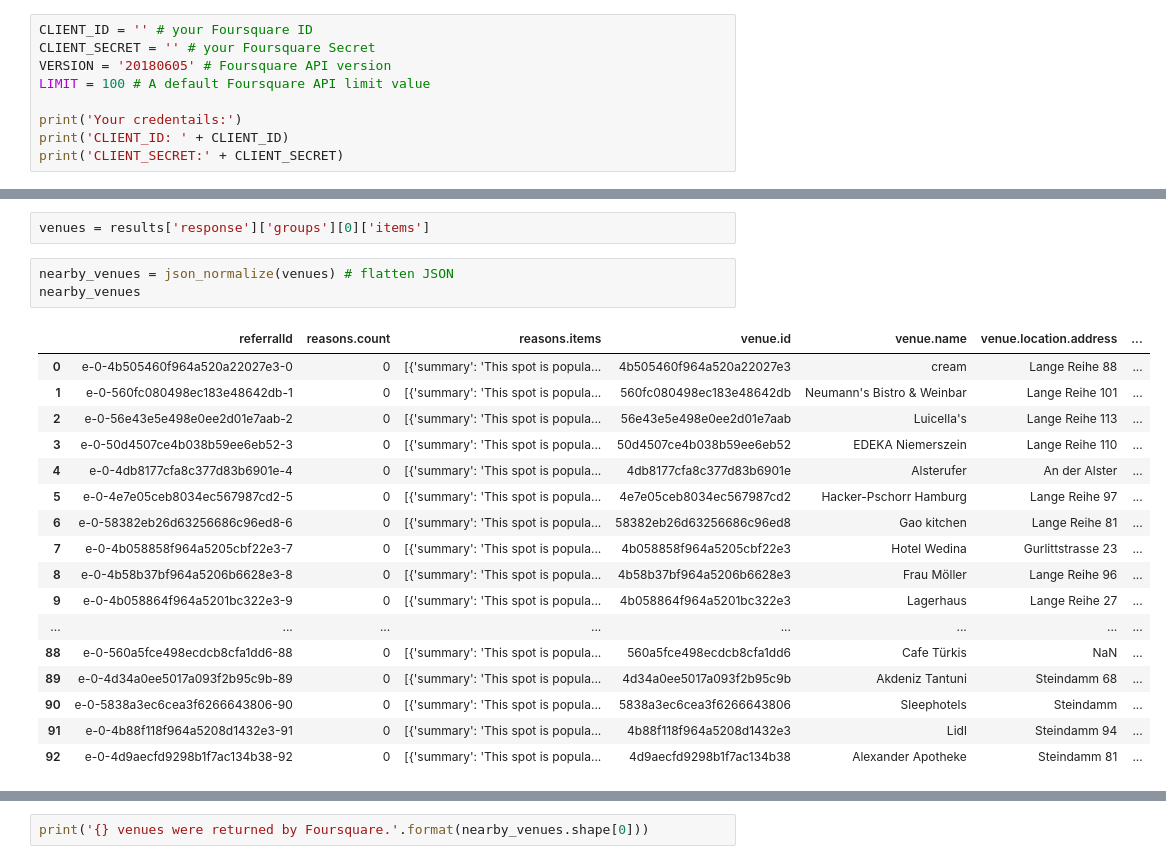
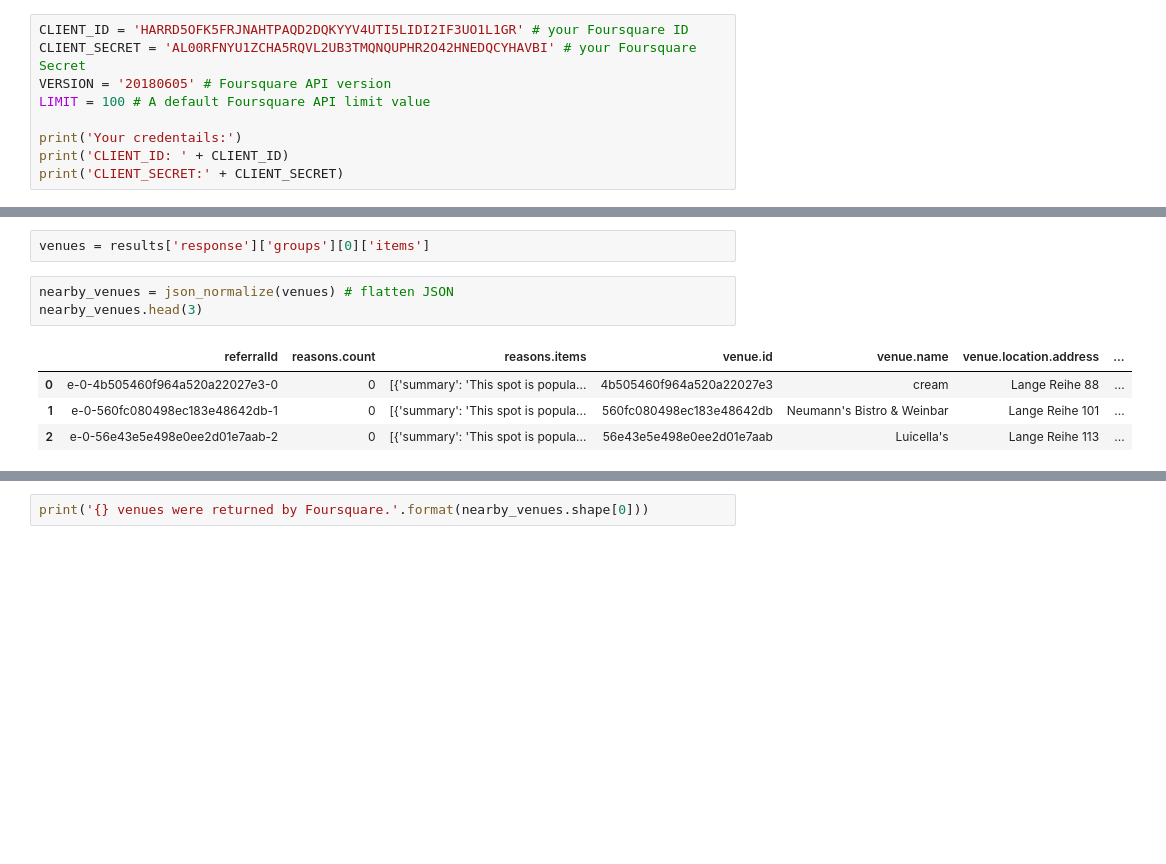
Before and after one commit to Tanerrr/Germany_Houses, a Jupyter notebook: Analysis of House & Rent Prices in Germany.ipynb, the cells around one changed output, grey strips where cells are left out. Saved outputs shown, nothing was run; the diff lists cells and outputs as text; blank space fills up the shorter version.

```diff
--- a/Analysis of House & Rent Prices in Germany.ipynb
+++ b/Analysis of House & Rent Prices in Germany.ipynb
@@ -700,8 +700,8 @@ map_hamburg
 # %% [output]
 [interactive output not drawn]
 # %%
-CLIENT_ID = '' # your Foursquare ID
-CLIENT_SECRET = '' # your Foursquare Secret
+CLIENT_ID = 'HARRD5OFK5FRJNAHTPAQD2DQKYYV4UTI5LIDI2IF3UO1L1GR' # your Foursquare ID
+CLIENT_SECRET = 'AL00RFNYU1ZCHA5RQVL2UB3TMQNQUPHR2O42HNEDQCYHAVBI' # your Foursquare Secret
 VERSION = '20180605' # Foursquare API version
 LIMIT = 100 # A default Foursquare API limit value
 
@@ -779,25 +779,12 @@ def get_category_type(row):
 venues = results['response']['groups'][0]['items']
 # %%
 nearby_venues = json_normalize(venues) # flatten JSON
-nearby_venues
+nearby_venues.head(3)
 # %% [output]
 |  | referralId | reasons.count | reasons.items | venue.id | venue.name | venue.location.address | ... |
 | 0 | e-0-4b505460f964a520a22027e3-0 | 0 | [{'summary': 'This spot is popula... | 4b505460f964a520a22027e3 | cream | Lange Reihe 88 | ... |
 | 1 | e-0-560fc080498ec183e48642db-1 | 0 | [{'summary': 'This spot is popula... | 560fc080498ec183e48642db | Neumann's Bistro & Weinbar | Lange Reihe 101 | ... |
 | 2 | e-0-56e43e5e498e0ee2d01e7aab-2 | 0 | [{'summary': 'This spot is popula... | 56e43e5e498e0ee2d01e7aab | Luicella's | Lange Reihe 113 | ... |
-| 3 | e-0-50d4507ce4b038b59ee6eb52-3 | 0 | [{'summary': 'This spot is popula... | 50d4507ce4b038b59ee6eb52 | EDEKA Niemerszein | Lange Reihe 110 | ... |
-| 4 | e-0-4db8177cfa8c377d83b6901e-4 | 0 | [{'summary': 'This spot is popula... | 4db8177cfa8c377d83b6901e | Alsterufer | An der Alster | ... |
-| 5 | e-0-4e7e05ceb8034ec567987cd2-5 | 0 | [{'summary': 'This spot is popula... | 4e7e05ceb8034ec567987cd2 | Hacker-Pschorr Hamburg | Lange Reihe 97 | ... |
-| 6 | e-0-58382eb26d63256686c96ed8-6 | 0 | [{'summary': 'This spot is popula... | 58382eb26d63256686c96ed8 | Gao kitchen | Lange Reihe 81 | ... |
-| 7 | e-0-4b058858f964a5205cbf22e3-7 | 0 | [{'summary': 'This spot is popula... | 4b058858f964a5205cbf22e3 | Hotel Wedina | Gurlittstrasse 23 | ... |
-| 8 | e-0-4b58b37bf964a5206b6628e3-8 | 0 | [{'summary': 'This spot is popula... | 4b58b37bf964a5206b6628e3 | Frau Möller | Lange Reihe 96 | ... |
-| 9 | e-0-4b058864f964a5201bc322e3-9 | 0 | [{'summary': 'This spot is popula... | 4b058864f964a5201bc322e3 | Lagerhaus | Lange Reihe 27 | ... |
-| ... | ... | ... | ... | ... | ... | ... | ... |
-| 88 | e-0-560a5fce498ecdcb8cfa1dd6-88 | 0 | [{'summary': 'This spot is popula... | 560a5fce498ecdcb8cfa1dd6 | Cafe Türkis | NaN | ... |
-| 89 | e-0-4d34a0ee5017a093f2b95c9b-89 | 0 | [{'summary': 'This spot is popula... | 4d34a0ee5017a093f2b95c9b | Akdeniz Tantuni | Steindamm 68 | ... |
-| 90 | e-0-5838a3ec6cea3f6266643806-90 | 0 | [{'summary': 'This spot is popula... | 5838a3ec6cea3f6266643806 | Sleephotels | Steindamm | ... |
-| 91 | e-0-4b88f118f964a5208d1432e3-91 | 0 | [{'summary': 'This spot is popula... | 4b88f118f964a5208d1432e3 | Lidl | Steindamm 94 | ... |
-| 92 | e-0-4d9aecfd9298b1f7ac134b38-92 | 0 | [{'summary': 'This spot is popula... | 4d9aecfd9298b1f7ac134b38 | Alexander Apotheke | Steindamm 81 | ... |
 # %%
 # filter columns
 filtered_columns = ['venue.name', 'venue.categories','venue.location.lat','venue.location.lng']
```
Also changed, not shown: parts of 4 cells of this notebook.
